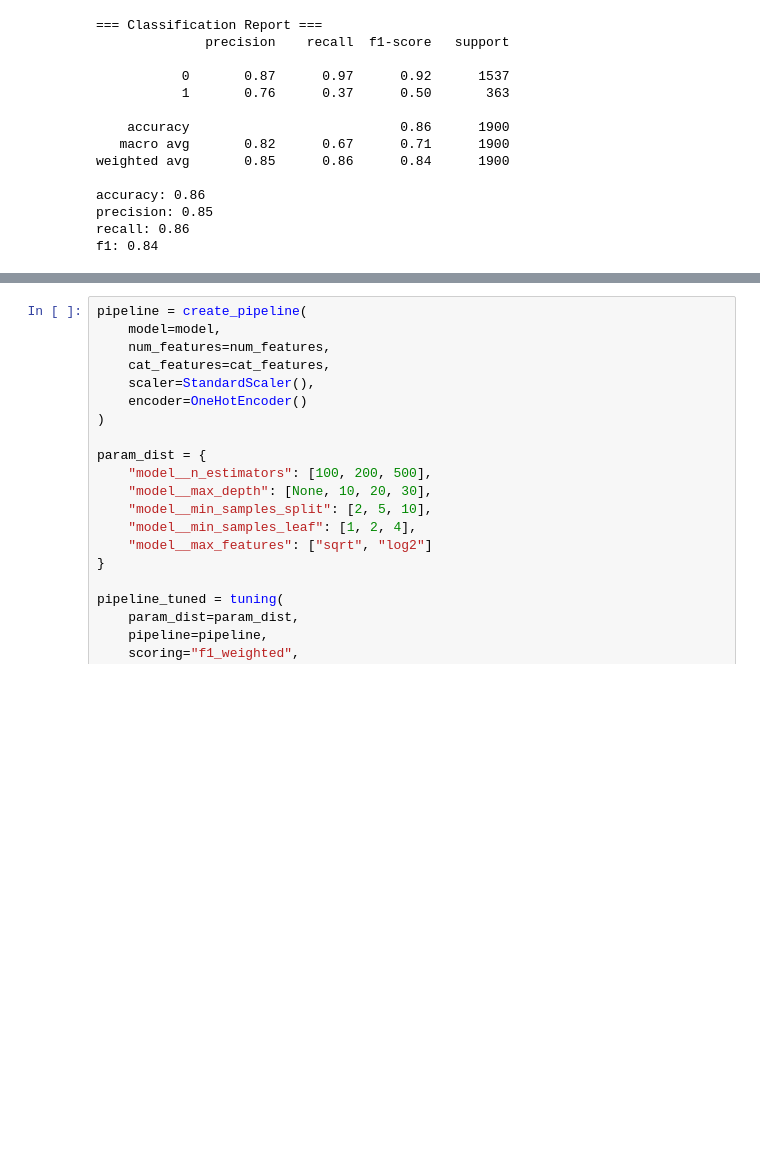
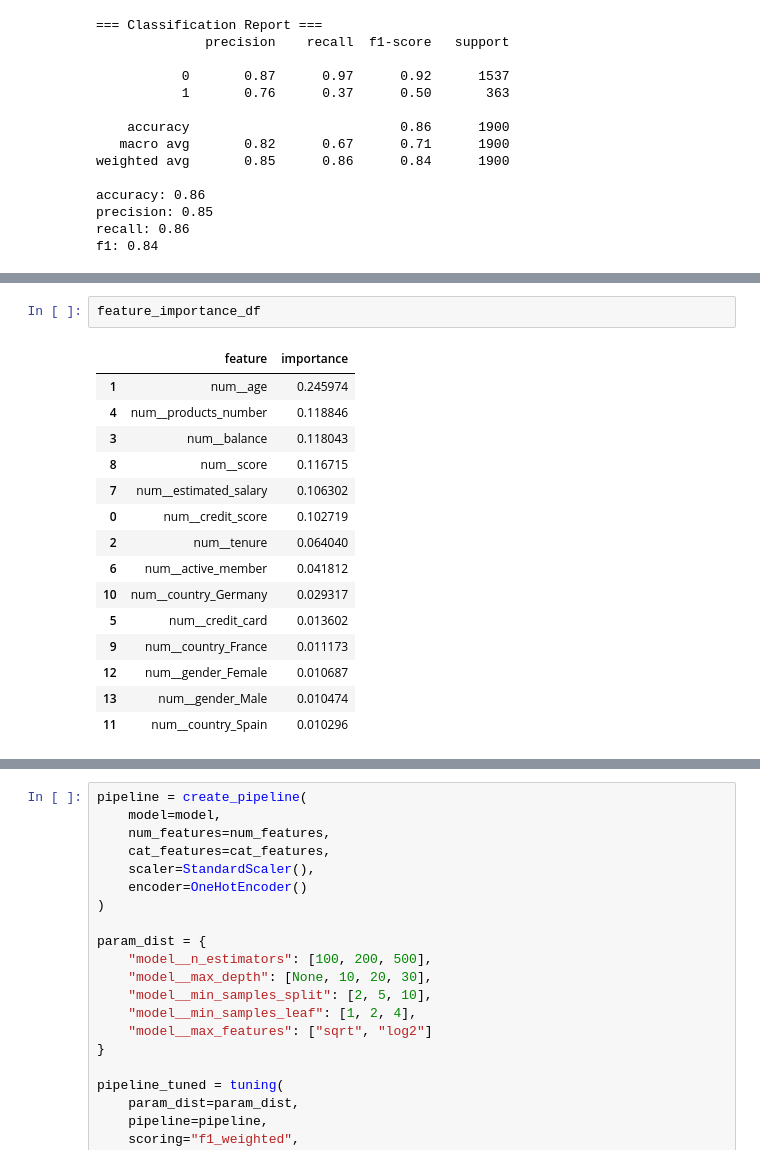
Before and after one commit to smartestnerdfromtown/Data-Science-Projects, a Jupyter notebook: Bank Customer Churn/analysis.ipynb, the cells around one changed output, grey strips where cells are left out. Drawn from its saved outputs; the diff is of its cells as text; blank space fills up the shorter version.

```diff
--- a/Bank Customer Churn/analysis.ipynb
+++ b/Bank Customer Churn/analysis.ipynb
@@ -335,0 +351,18 @@ f1: 0.84
+# %%
+feature_importance_df
+# %% [output]
+|  | feature | importance |
+| 1 | num__age | 0.245974 |
+| 4 | num__products_number | 0.118846 |
+| 3 | num__balance | 0.118043 |
+| 8 | num__score | 0.116715 |
+| 7 | num__estimated_salary | 0.106302 |
+| 0 | num__credit_score | 0.102719 |
+| 2 | num__tenure | 0.064040 |
+| 6 | num__active_member | 0.041812 |
+| 10 | num__country_Germany | 0.029317 |
+| 5 | num__credit_card | 0.013602 |
+| 9 | num__country_France | 0.011173 |
+| 12 | num__gender_Female | 0.010687 |
+| 13 | num__gender_Male | 0.010474 |
+| 11 | num__country_Spain | 0.010296 |
```
Also changed, not shown: parts of 8 cells of this notebook.
